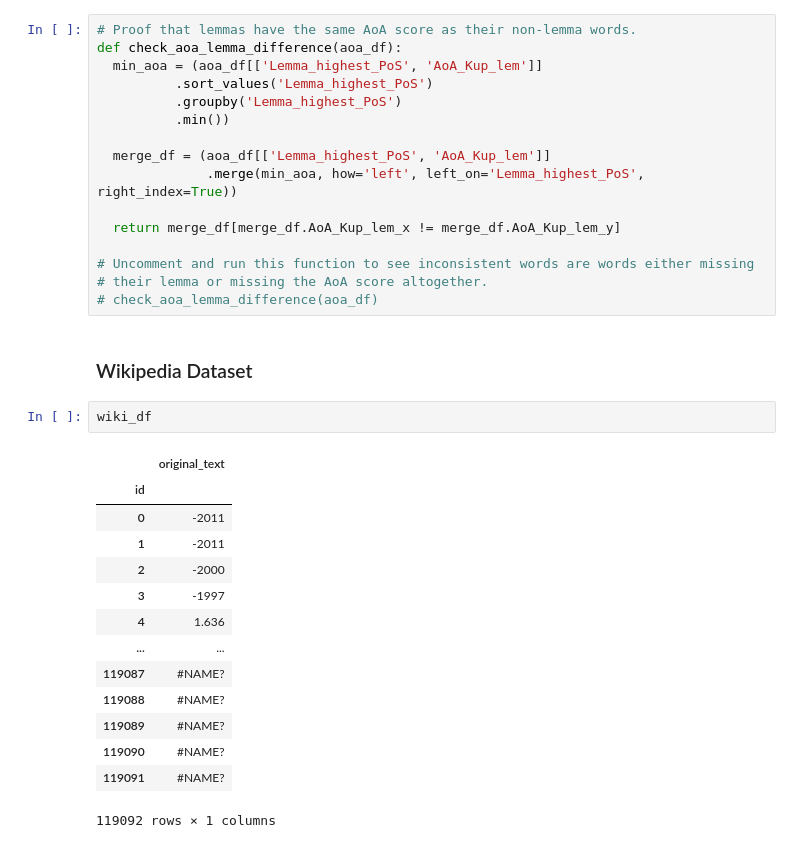
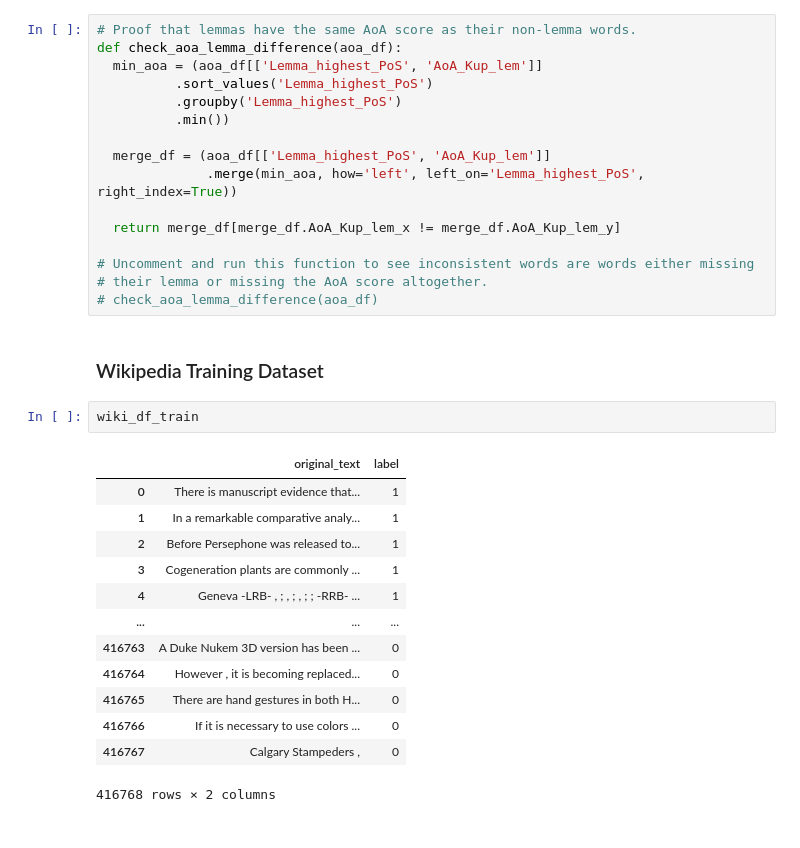
Before and after one commit to Tstrebe2/predicting-text-difficulty, a Jupyter notebook: code/tim-initial-eda.ipynb, the cells around one changed output. Drawn from its saved outputs; the diff is of its cells as text.

```diff
--- a/code/tim-initial-eda.ipynb
+++ b/code/tim-initial-eda.ipynb
@@ -173,22 +176,21 @@ def check_aoa_lemma_difference(aoa_df):
 # their lemma or missing the AoA score altogether.
 # check_aoa_lemma_difference(aoa_df)
 # %% [markdown]
-### Wikipedia Dataset
+### Wikipedia Training Dataset
-# %%
-wiki_df
-# %% [output]
-|  | original_text |
-| id |  |
-| 0 | -2011 |
-| 1 | -2011 |
-| 2 | -2000 |
-| 3 | -1997 |
-| 4 | 1.636 |
-| ... | ... |
-| 119087 | #NAME? |
-| 119088 | #NAME? |
-| 119089 | #NAME? |
-| 119090 | #NAME? |
-| 119091 | #NAME? |
-119092 rows × 1 columns
+# %%
+wiki_df_train
+# %% [output]
+|  | original_text | label |
+| 0 | There is manuscript evidence that... | 1 |
+| 1 | In a remarkable comparative analy... | 1 |
+| 2 | Before Persephone was released to... | 1 |
+| 3 | Cogeneration plants are commonly ... | 1 |
+| 4 | Geneva -LRB- , ; , ; , ; ; -RRB- ... | 1 |
+| ... | ... | ... |
+| 416763 | A Duke Nukem 3D version has been ... | 0 |
+| 416764 | However , it is becoming replaced... | 0 |
+| 416765 | There are hand gestures in both H... | 0 |
+| 416766 | If it is necessary to use colors ... | 0 |
+| 416767 | Calgary Stampeders , | 0 |
+416768 rows × 2 columns
 # %%
```
Also changed, not shown: parts of 13 cells of this notebook.
